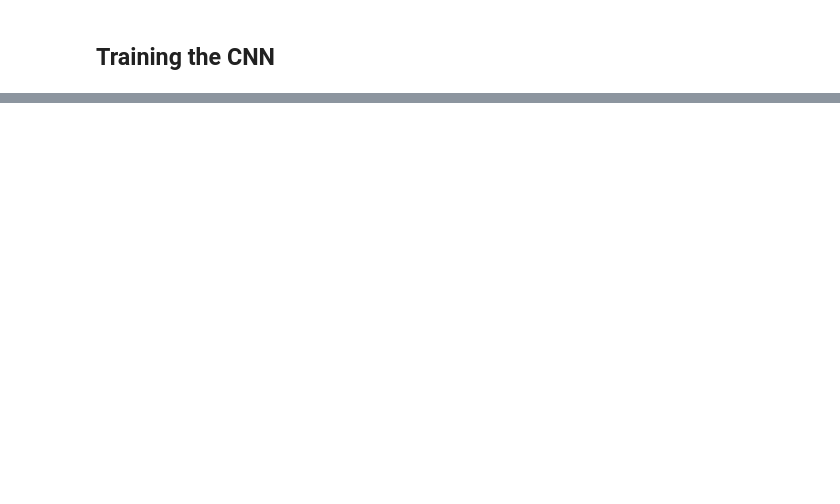
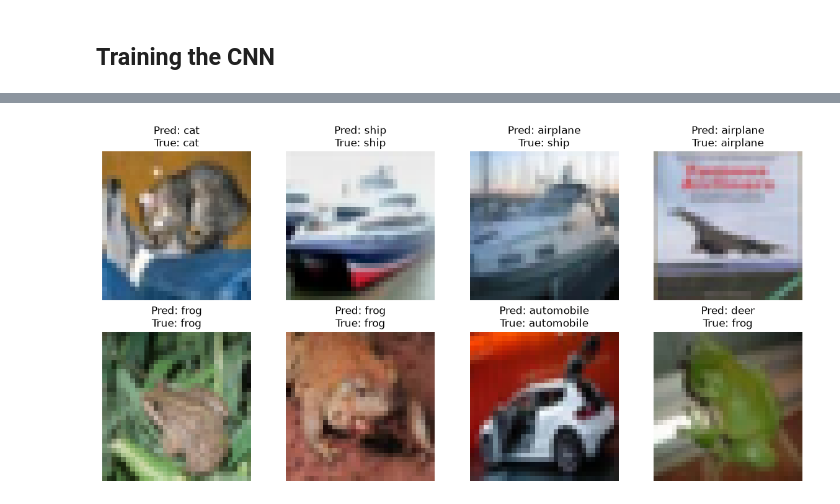
Before and after one commit to preet-prajapati/Deep-Learning-Projects, a Jupyter notebook: CNN/CIFAR10-Image-Classification/cifar10_image_classification.ipynb, the cells around one changed output, grey strips where cells are left out. Drawn from its saved outputs; the diff is of its cells as text; code cells hidden in the pictures; blank space fills up the shorter version.

```diff
--- a/CNN/CIFAR10-Image-Classification/cifar10_image_classification.ipynb
+++ b/CNN/CIFAR10-Image-Classification/cifar10_image_classification.ipynb
@@ -110,0 +192,15 @@ print(f"Accuracy: {100 * correct_labels / total_labels:.2f}%")
+# %%
+# Show real test images with their predicted and actual labels.
+images, labels = next(iter(testloader))
+with torch.no_grad():
+    predicted = model(images[:8].to(device)).argmax(dim=1).cpu()
+fig, axes = plt.subplots(2, 4, figsize=(12, 6))
+for i, ax in enumerate(axes.ravel()):
+    image = (images[i] * 0.5 + 0.5).permute(1, 2, 0).numpy().clip(0, 1)
+    ax.imshow(image)
+    ax.set_title(f"Pred: {class_names[predicted[i]]}\nTrue: {class_names[labels[i]]}")
+    ax.axis("off")
+plt.tight_layout()
+plt.show()
+# %% [output]
+[figure, added]
```
Also changed, not shown: parts of 8 cells of this notebook, 12 other files.
